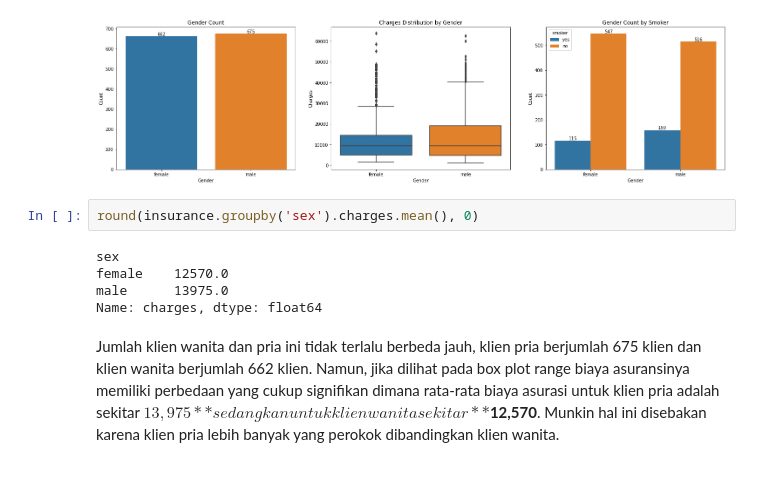
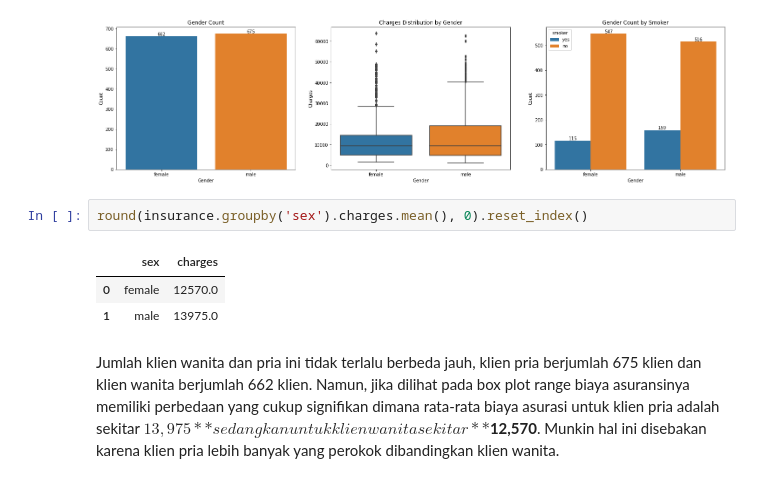
Before and after one commit to Penzragon/h8dsft_P1Milestone2, a Jupyter notebook: script.ipynb, the cells around one changed output. Cells and saved outputs as stored; diff of their text form.

Commit message:
Enhance gender table

```diff
--- a/script.ipynb
+++ b/script.ipynb
@@ -228,12 +229,11 @@ plt.show()
 # %% [output]
 [figure]
 # %%
-round(insurance.groupby('sex').charges.mean(), 0)
+round(insurance.groupby('sex').charges.mean(), 0).reset_index()
 # %% [output]
-sex
-female    12570.0
-male      13975.0
-Name: charges, dtype: float64
+|  | sex | charges |
+| 0 | female | 12570.0 |
+| 1 | male | 13975.0 |
 # %% [markdown]
 Jumlah klien wanita dan pria ini tidak terlalu berbeda jauh, klien pria berjumlah 675 klien dan klien wanita berjumlah 662 klien. Namun, jika dilihat pada box plot range biaya asuransinya memiliki perbedaan yang cukup signifikan dimana rata-rata biaya asurasi untuk klien pria adalah sekitar **$13,975** sedangkan untuk klien wanita sekitar **$12,570**. Munkin hal ini disebakan karena klien pria lebih banyak yang perokok dibandingkan klien wanita.
 # %% [markdown]
```
